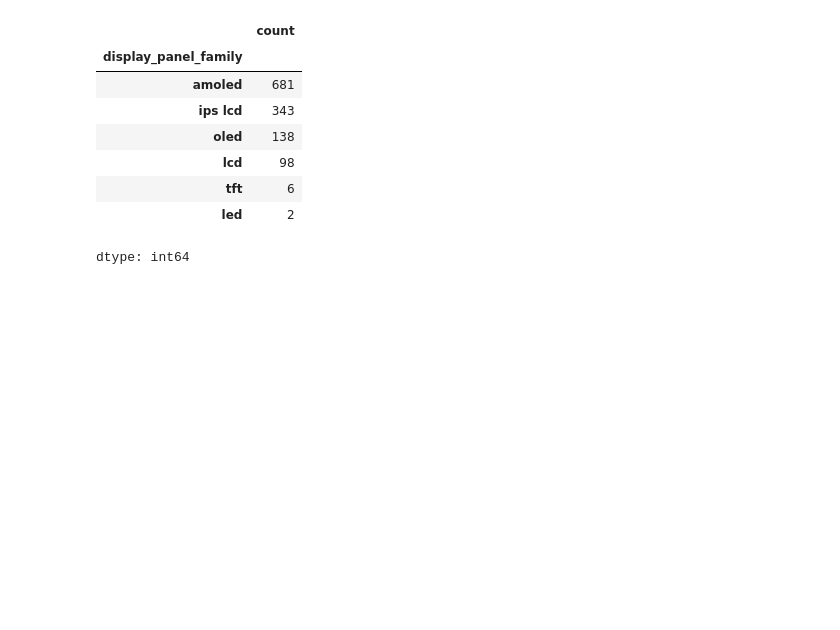
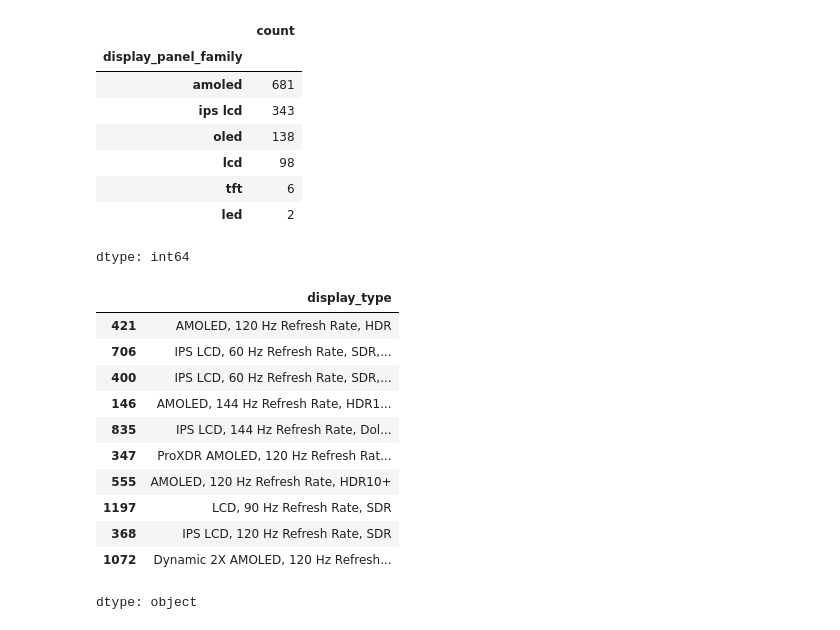
Before and after one commit to rajeshxdatascience/SpecLens-AI, a Jupyter notebook: SpecLens_AI_Data_Engineering.ipynb, the cells around one changed output. Saved outputs shown, nothing was run; the diff lists cells and outputs as text; code cells hidden in the pictures; blank space fills up the shorter version.

```diff
--- a/SpecLens_AI_Data_Engineering.ipynb
+++ b/SpecLens_AI_Data_Engineering.ipynb
@@ -493,3 +493,22 @@ df['display_panel_family'].value_counts()
 | tft | 6 |
 | led | 2 |
 dtype: int64
+# %%
+# convert display_panel_family from object dtypes to category
+
+df['display_panel_family'] = df['display_panel_family'].astype('category')
+# %%
+df['display_type'].sample(10)
+# %% [output]
+|  | display_type |
+| 421 | AMOLED, 120 Hz Refresh Rate, HDR |
+| 706 | IPS LCD, 60 Hz Refresh Rate, SDR,... |
+| 400 | IPS LCD, 60 Hz Refresh Rate, SDR,... |
+| 146 | AMOLED, 144 Hz Refresh Rate, HDR1... |
+| 835 | IPS LCD, 144 Hz Refresh Rate, Dol... |
+| 347 | ProXDR AMOLED, 120 Hz Refresh Rat... |
+| 555 | AMOLED, 120 Hz Refresh Rate, HDR10+ |
+| 1197 | LCD, 90 Hz Refresh Rate, SDR |
+| 368 | IPS LCD, 120 Hz Refresh Rate, SDR |
+| 1072 | Dynamic 2X AMOLED, 120 Hz Refresh... |
+dtype: object
```
Also changed, not shown: parts of 7 cells of this notebook.
